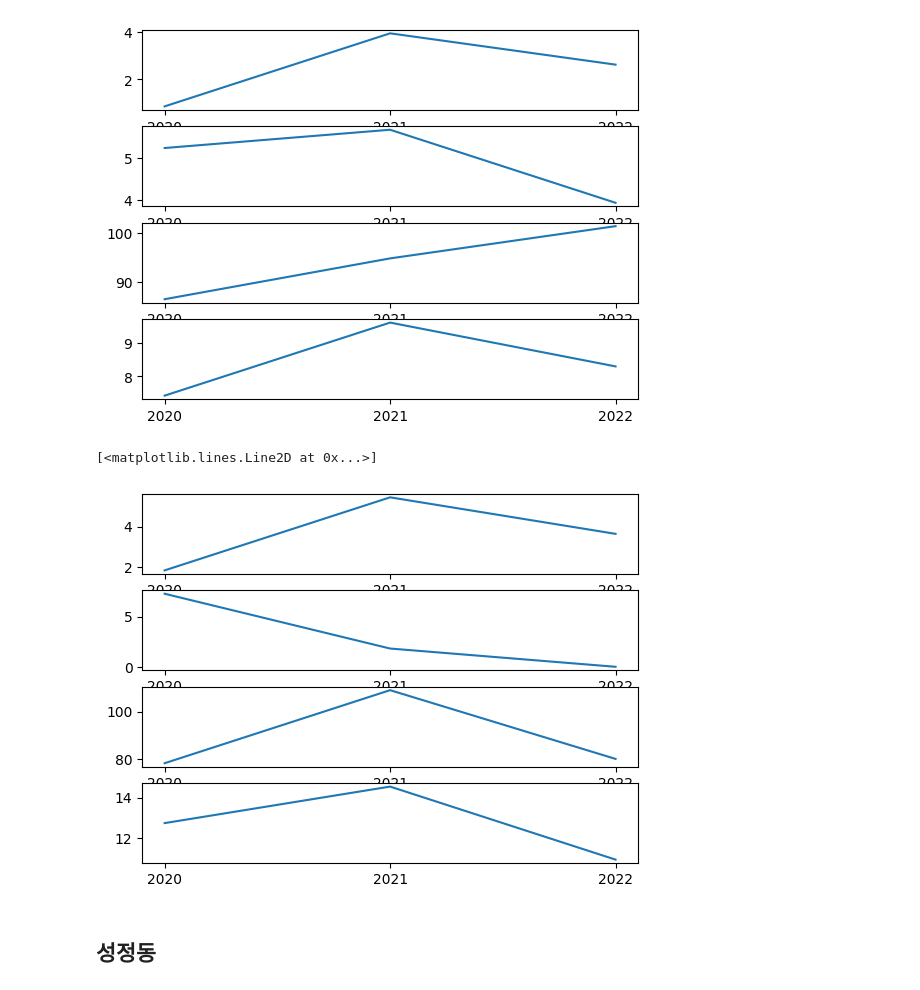
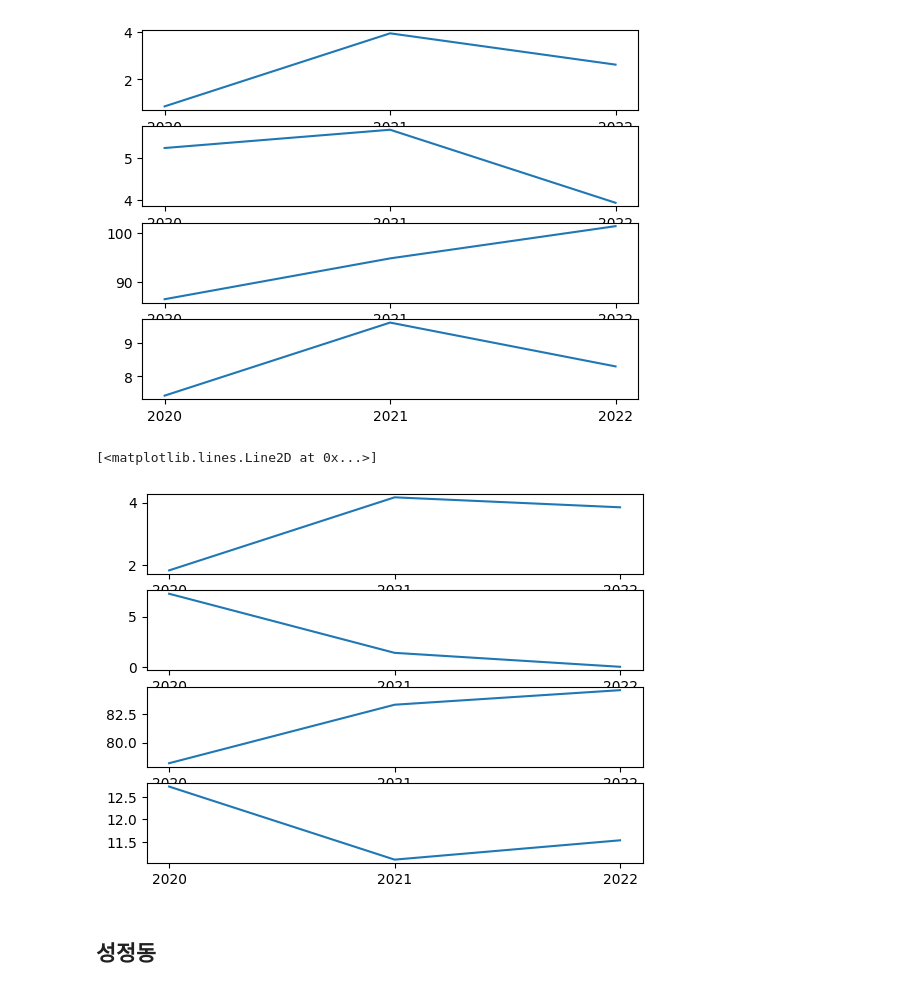
Before and after one commit to Eunkyu-Jeon/cheonan, a Jupyter notebook: cheonan.ipynb, the cells around one changed output. Saved outputs shown, nothing was run; the diff lists cells and outputs as text; code cells hidden in the pictures.

```diff
--- a/cheonan.ipynb
+++ b/cheonan.ipynb
@@ -402,38 +402,38 @@ seongseong20 = len(df20_22[seongseong & filt20])
 seongseong21 = len(df20_22[seongseong & filt21])
 seongseong22 = len(df20_22[seongseong & filt22])
 
 seongseong20_0 = len(df20_22[seongseong & filt20 & filtage0])
 seongseong21_0 = len(df20_22[seongseong & filt21 & filtage0])
 seongseong22_0 = len(df20_22[seongseong & filt22 & filtage0])
 
 seongseong20_10 = len(df20_22[seongseong & filt20 & filtage10])
 seongseong21_10 = len(df20_22[seongseong & filt21 & filtage10])
 seongseong22_10 = len(df20_22[seongseong & filt22 & filtage10])
 
 seongseong20_20 = len(df20_22[seongseong & filt20 & filtage20])
 seongseong21_20 = len(df20_22[seongseong & filt21 & filtage20])
 seongseong22_20 = len(df20_22[seongseong & filt22 & filtage20])
 
 seongseong20_60 = len(df20_22[seongseong & filt20 & filtage60])
 seongseong21_60 = len(df20_22[seongseong & filt21 & filtage60])
 seongseong22_60 = len(df20_22[seongseong & filt22 & filtage60])
 
-seongseong0 = [seongseong20_0/seongseong20*100,seongseong21_0/seongseong20*100,seongseong22_0/seongseong20*100]
-seongseong1 = [seongseong20_10/seongseong20*100,seongseong21_10/seongseong20*100,seongseong22_10/seongseong20*100]
-seongseong2 = [seongseong20_20/seongseong20*100,seongseong21_20/seongseong20*100,seongseong22_20/seongseong20*100]
-seongseong3 = [seongseong20_60/seongseong20*100,seongseong21_60/seongseong20*100,seongseong22_60/seongseong20*100]
+seongseong0 = [seongseong20_0/seongseong20*100,seongseong21_0/seongseong21*100,seongseong22_0/seongseong22*100]
+seongseong1 = [seongseong20_10/seongseong20*100,seongseong21_10/seongseong21*100,seongseong22_10/seongseong22*100]
+seongseong2 = [seongseong20_20/seongseong20*100,seongseong21_20/seongseong21*100,seongseong22_20/seongseong22*100]
+seongseong3 = [seongseong20_60/seongseong20*100,seongseong21_60/seongseong21*100,seongseong22_60/seongseong22*100]
 
 plt.subplot(411)
 plt.plot(years3,seongseong0)
 plt.subplot(412)
 plt.plot(years3,seongseong1)
 plt.subplot(413)
 plt.plot(years3,seongseong2)
 plt.subplot(414)
 plt.plot(years3,seongseong3)
 # %% [output]
 [<matplotlib.lines.Line2D at 0x...>]
-[figure, old version]
+[figure, new version]
 # %% [markdown]
 ## 성정동
 # %%
```
Also changed, not shown: parts of 5 cells of this notebook.
